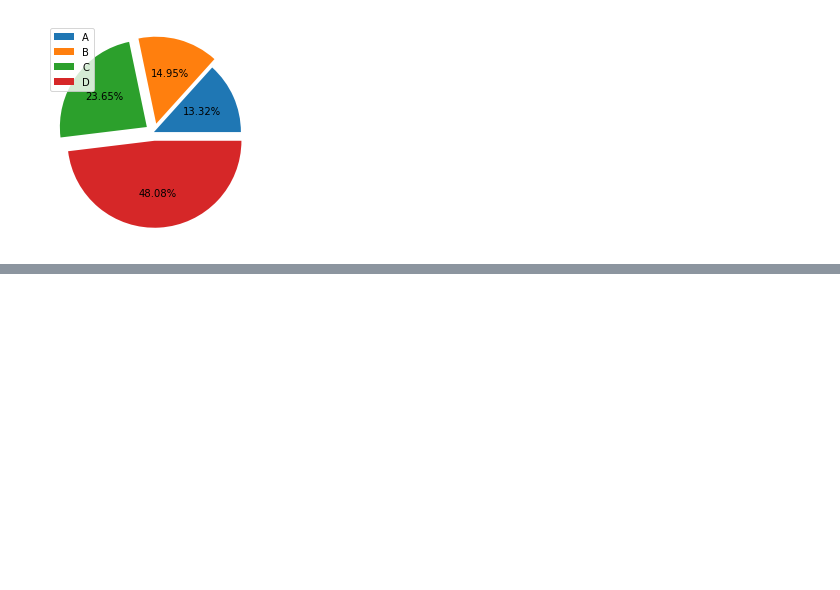
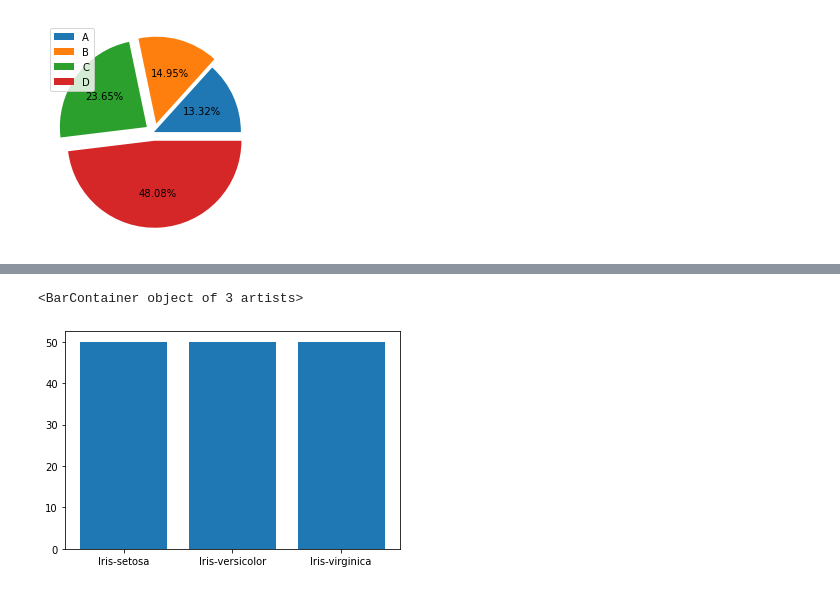
Before and after one commit to lmoreno98/100DaysOfCode, a Jupyter notebook: Python_Practice_guide/Matplotlib.ipynb, the cells around one changed output, grey strips where cells are left out. Drawn from its saved outputs; the diff is of its cells as text; code cells hidden in the pictures; blank space fills up the shorter version.

```diff
--- a/Python_Practice_guide/Matplotlib.ipynb
+++ b/Python_Practice_guide/Matplotlib.ipynb
@@ -368,0 +380,4 @@ plt.legend(data.index, loc = "upper left")
+# %%
+iris = pd.read_csv("Datasets/Iris_matplolib.csv")
+iris.drop(columns = "Id",inplace = True)
+iris
@@ -368,0 +398,7 @@ plt.legend(data.index, loc = "upper left")
+# %%
+data_iris = iris.value_counts("Species")
+# %%
+plt.bar(data_iris.index, data_iris)
+# %% [output]
+<BarContainer object of 3 artists>
+[figure, added]
```
Also changed, not shown: parts of 31 cells of this notebook.
